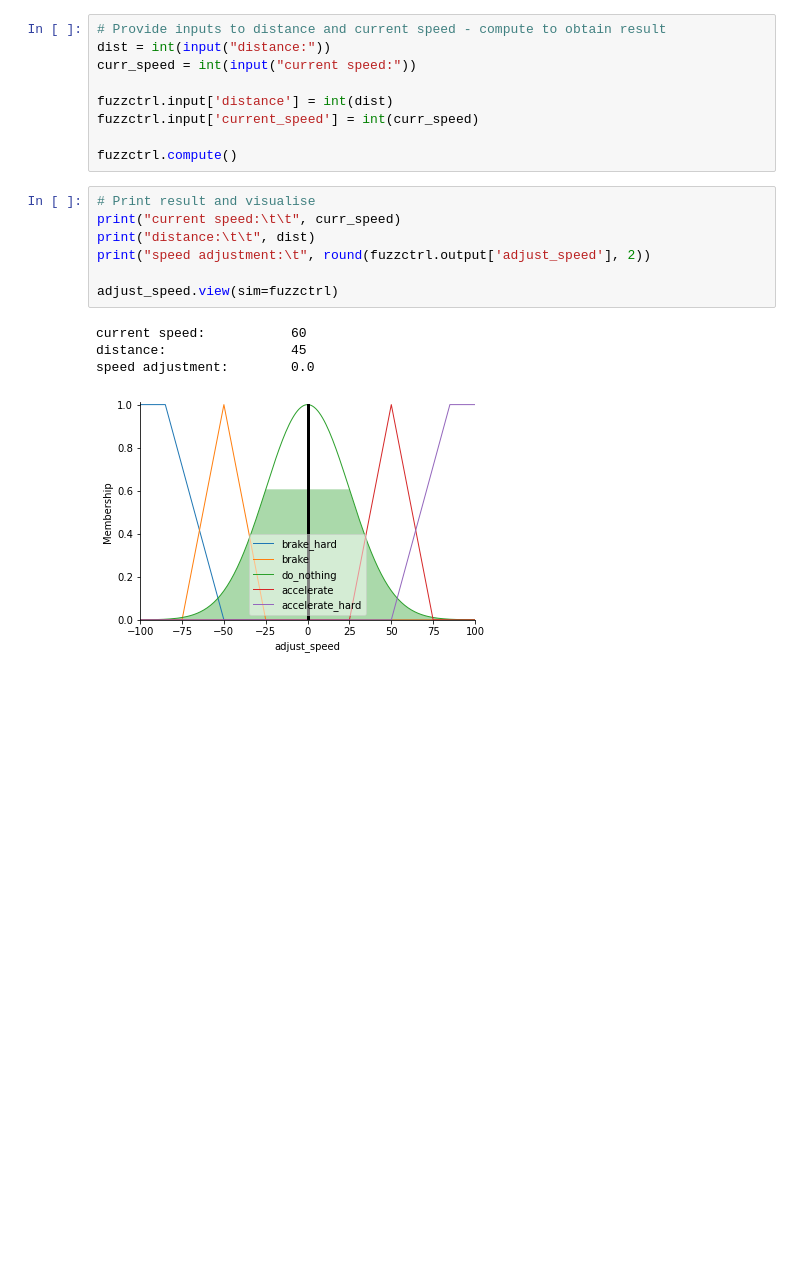
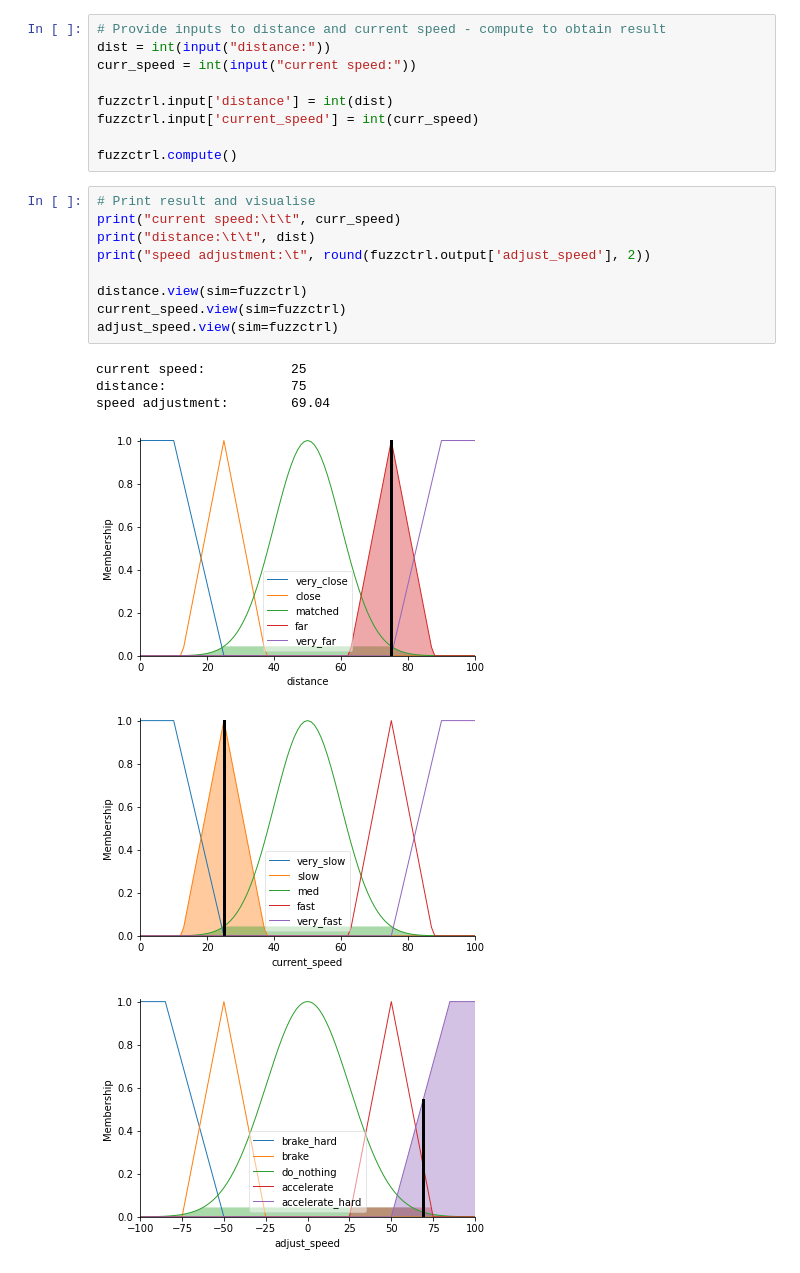
Before and after one commit to Bungatronic/sit215pbl1, a Jupyter notebook: vehicle-distance-seperator.ipynb, the cells around one changed output. Saved outputs shown, nothing was run; the diff lists cells and outputs as text; blank space fills up the shorter version.

```diff
--- a/vehicle-distance-seperator.ipynb
+++ b/vehicle-distance-seperator.ipynb
@@ -93,12 +93,16 @@ fuzzctrl.compute()
 # %%
 # Print result and visualise
 print("current speed:\t\t", curr_speed)
 print("distance:\t\t", dist)
 print("speed adjustment:\t", round(fuzzctrl.output['adjust_speed'], 2))
 
+distance.view(sim=fuzzctrl)
+current_speed.view(sim=fuzzctrl)
 adjust_speed.view(sim=fuzzctrl)
 # %% [output]
-current speed:           60
-distance:                45
-speed adjustment:        0.0
+current speed:           25
+distance:                75
+speed adjustment:        69.04
-[figure, old version]
+[figure, new version]
+[figure, added]
+[figure, added]
```
